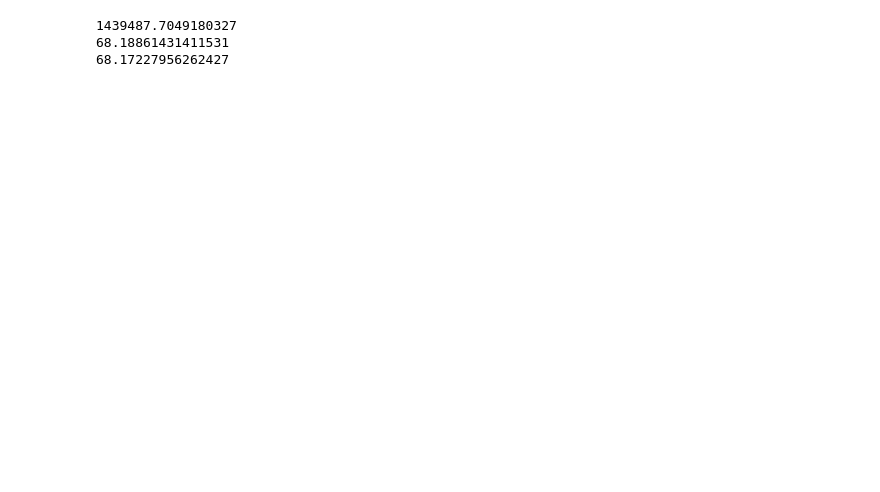
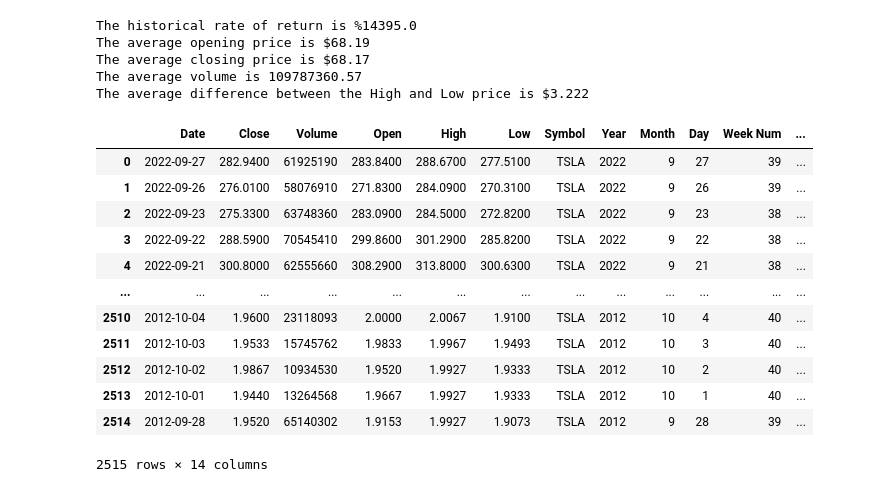
Before and after one commit to Mikdown/CL-Stock-Analysis, a Jupyter notebook: get_data_func.ipynb, the cells around one changed output. Drawn from its saved outputs; the diff is of its cells as text; code cells hidden in the pictures; blank space fills up the shorter version.

```diff
--- a/get_data_func.ipynb
+++ b/get_data_func.ipynb
@@ -145,14 +140,38 @@ print(df)
 # %%
-df = get_data_local_csv() # Reads in 10 years of historical data on selected symbol.
-first_close = df['Close'].values[-1] # Retrieve values.
-last_close = df['Close'].values[0]
-historic_return = (((last_close - first_close) / first_close) * 100) * 100 # First calculation.
-print(historic_return)
-avg_open = df['Open'].mean() # Second Calculation.
-avg_close = df['Close'].mean() # Third Calculation.
-print(avg_open)
-print(avg_close)
+def hist_calculations():
+    df = get_data_local_csv() # Reads in 10 years of historical data on selected symbol.
+    first_close = df['Close'].values[-1] # Retrieve values.
+    last_close = df['Close'].values[0]
+    historic_return = (((last_close - first_close) / first_close) * 100).round() # First calculation.
+    print("The historical rate of return is " + "%" + str(historic_return))
+    avg_open = df['Open'].mean().round(2) # Second Calculation.
+    avg_close = df['Close'].mean().round(2) # Third Calculation.
+    avg_vol = df['Volume'].mean().round(2) # Fourth Calculation.
+    df['HL_Delta'] = df['High'] - df['Low']
+    avg_delta = df["HL_Delta"].mean().round(3) #Fifth Calculation
+    print("The average opening price is $" + str(avg_open))
+    print("The average closing price is $" + str(avg_close))
+    print("The average volume is " + str(avg_vol))
+    print("The average difference between the High and Low price is $" + str(avg_delta))
+    return df
-# %% [output]
-1439487.7049180327
-68.18861431411531
-68.17227956262427
+# %%
+hist_calculations()
+# %% [output]
+The historical rate of return is %14395.0
+The average opening price is $68.19
+The average closing price is $68.17
+The average volume is 109787360.57
+The average difference between the High and Low price is $3.222
+|  | Date | Close | Volume | Open | High | Low | Symbol | Year | Month | Day | Week Num | ... |
+| 0 | 2022-09-27 | 282.9400 | 61925190 | 283.8400 | 288.6700 | 277.5100 | TSLA | 2022 | 9 | 27 | 39 | ... |
+| 1 | 2022-09-26 | 276.0100 | 58076910 | 271.8300 | 284.0900 | 270.3100 | TSLA | 2022 | 9 | 26 | 39 | ... |
+| 2 | 2022-09-23 | 275.3300 | 63748360 | 283.0900 | 284.5000 | 272.8200 | TSLA | 2022 | 9 | 23 | 38 | ... |
+| 3 | 2022-09-22 | 288.5900 | 70545410 | 299.8600 | 301.2900 | 285.8200 | TSLA | 2022 | 9 | 22 | 38 | ... |
+| 4 | 2022-09-21 | 300.8000 | 62555660 | 308.2900 | 313.8000 | 300.6300 | TSLA | 2022 | 9 | 21 | 38 | ... |
+| ... | ... | ... | ... | ... | ... | ... | ... | ... | ... | ... | ... | ... |
+| 2510 | 2012-10-04 | 1.9600 | 23118093 | 2.0000 | 2.0067 | 1.9100 | TSLA | 2012 | 10 | 4 | 40 | ... |
+| 2511 | 2012-10-03 | 1.9533 | 15745762 | 1.9833 | 1.9967 | 1.9493 | TSLA | 2012 | 10 | 3 | 40 | ... |
+| 2512 | 2012-10-02 | 1.9867 | 10934530 | 1.9520 | 1.9927 | 1.9333 | TSLA | 2012 | 10 | 2 | 40 | ... |
+| 2513 | 2012-10-01 | 1.9440 | 13264568 | 1.9667 | 1.9927 | 1.9333 | TSLA | 2012 | 10 | 1 | 40 | ... |
+| 2514 | 2012-09-28 | 1.9520 | 65140302 | 1.9153 | 1.9927 | 1.9073 | TSLA | 2012 | 9 | 28 | 39 | ... |
+2515 rows × 14 columns
```
Also changed, not shown: parts of 8 cells of this notebook.
